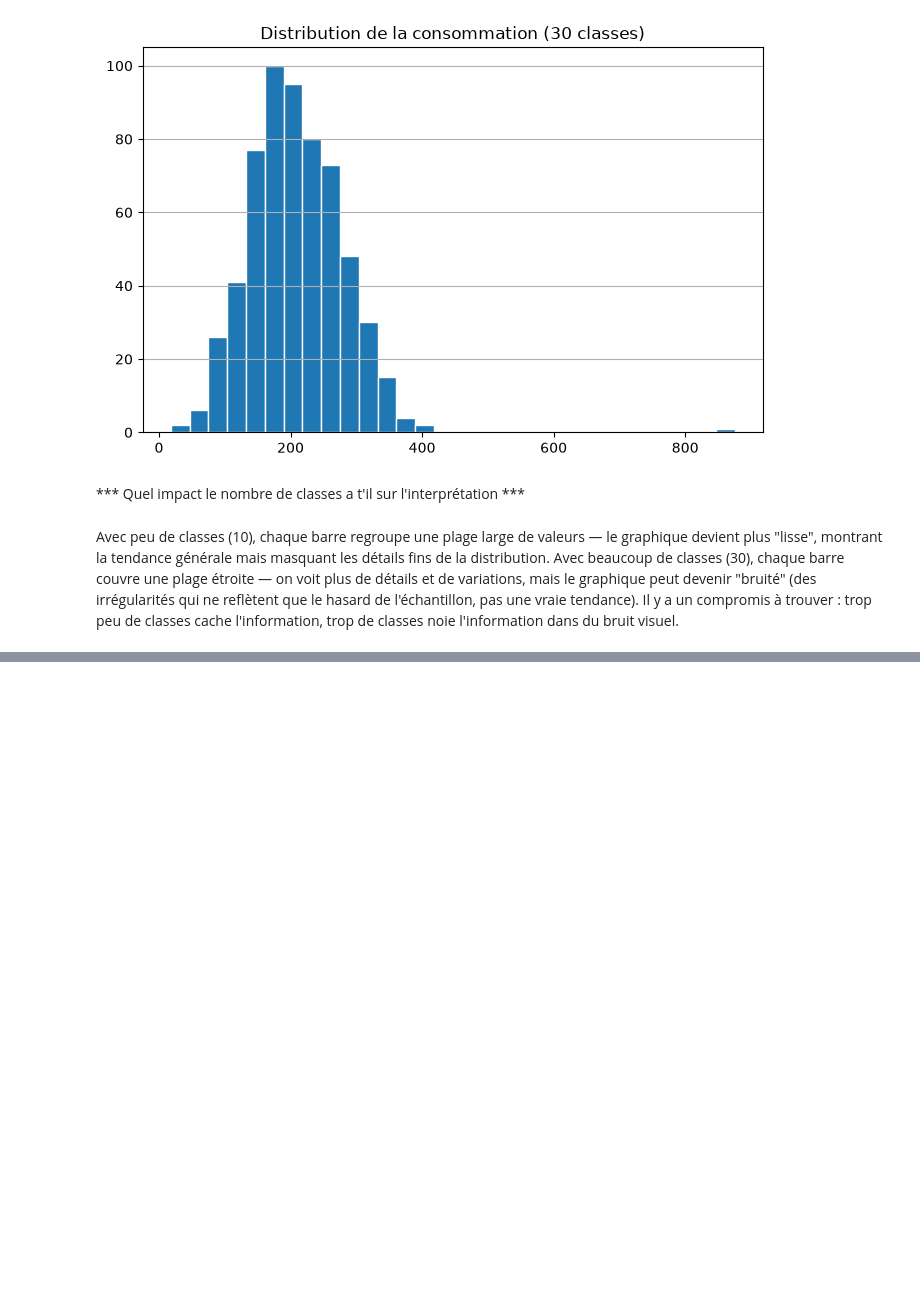
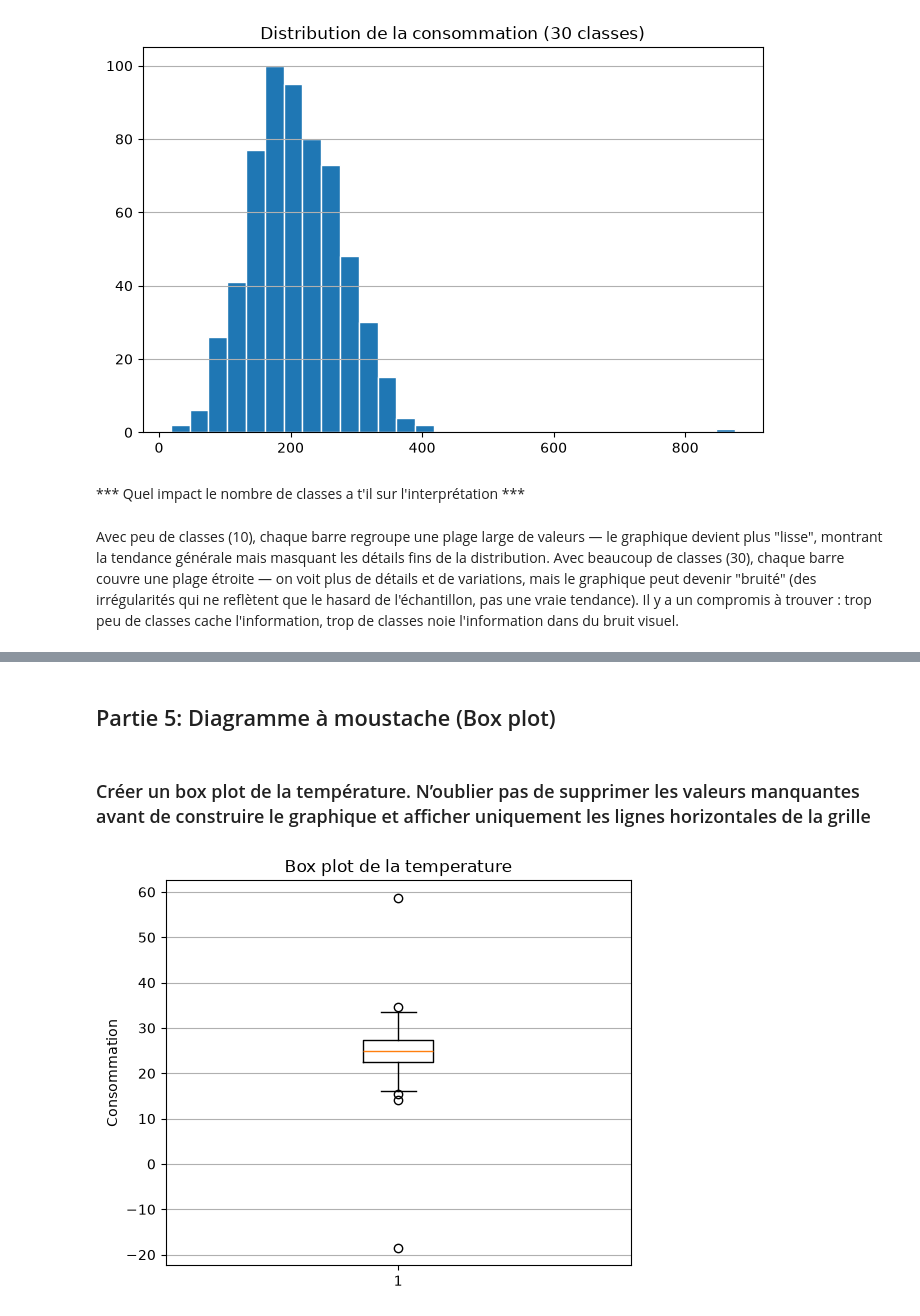
Before and after one commit to sinendoye/atelier_matplotlib_iot, a Jupyter notebook: notebooks/atelier_matplotlib_iot.ipynb, the cells around one changed output, grey strips where cells are left out. Cells and saved outputs as stored; diff of their text form; code cells hidden in the pictures; blank space fills up the shorter version.

```diff
--- a/notebooks/atelier_matplotlib_iot.ipynb
+++ b/notebooks/atelier_matplotlib_iot.ipynb
@@ -174,0 +191,13 @@ Avec peu de classes (10), chaque barre regroupe une plage large de valeurs — l
+# %% [markdown]
+## Partie 5: Diagramme à moustache (Box plot)
+# %% [markdown]
+### Créer un box plot de la température. N’oublier pas de supprimer les valeurs manquantes avant de construire le graphique et afficher uniquement les lignes horizontales de la grille
+# %%
+plt.figure(figsize=(6, 5))
+plt.boxplot(df["temperature"].dropna())
+plt.title("Box plot de la temperature")
+plt.ylabel("Consommation")
+plt.grid(axis="y")
+plt.show()
+# %% [output]
+[figure, added]
```
Also changed, not shown: parts of 17 cells of this notebook.
